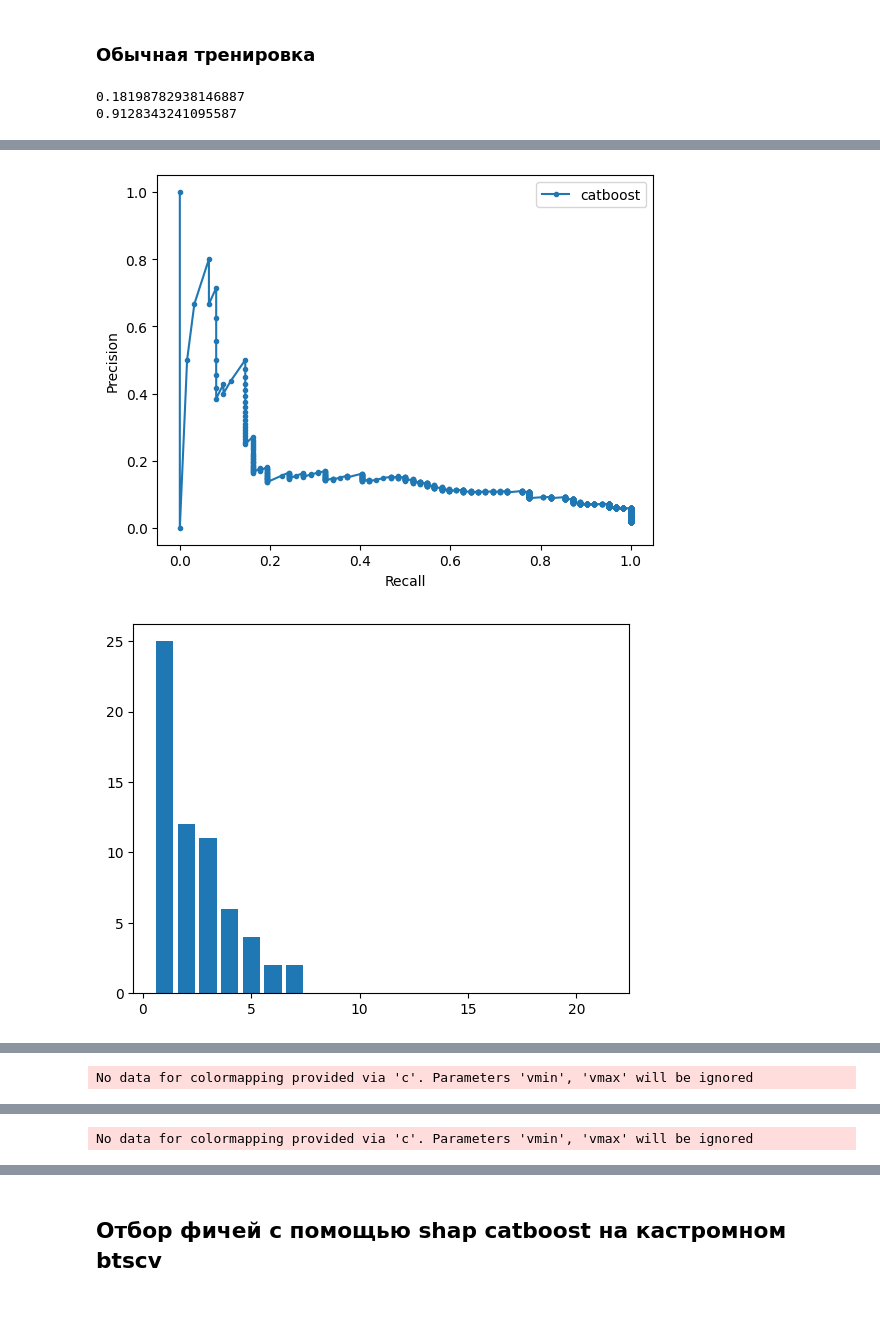
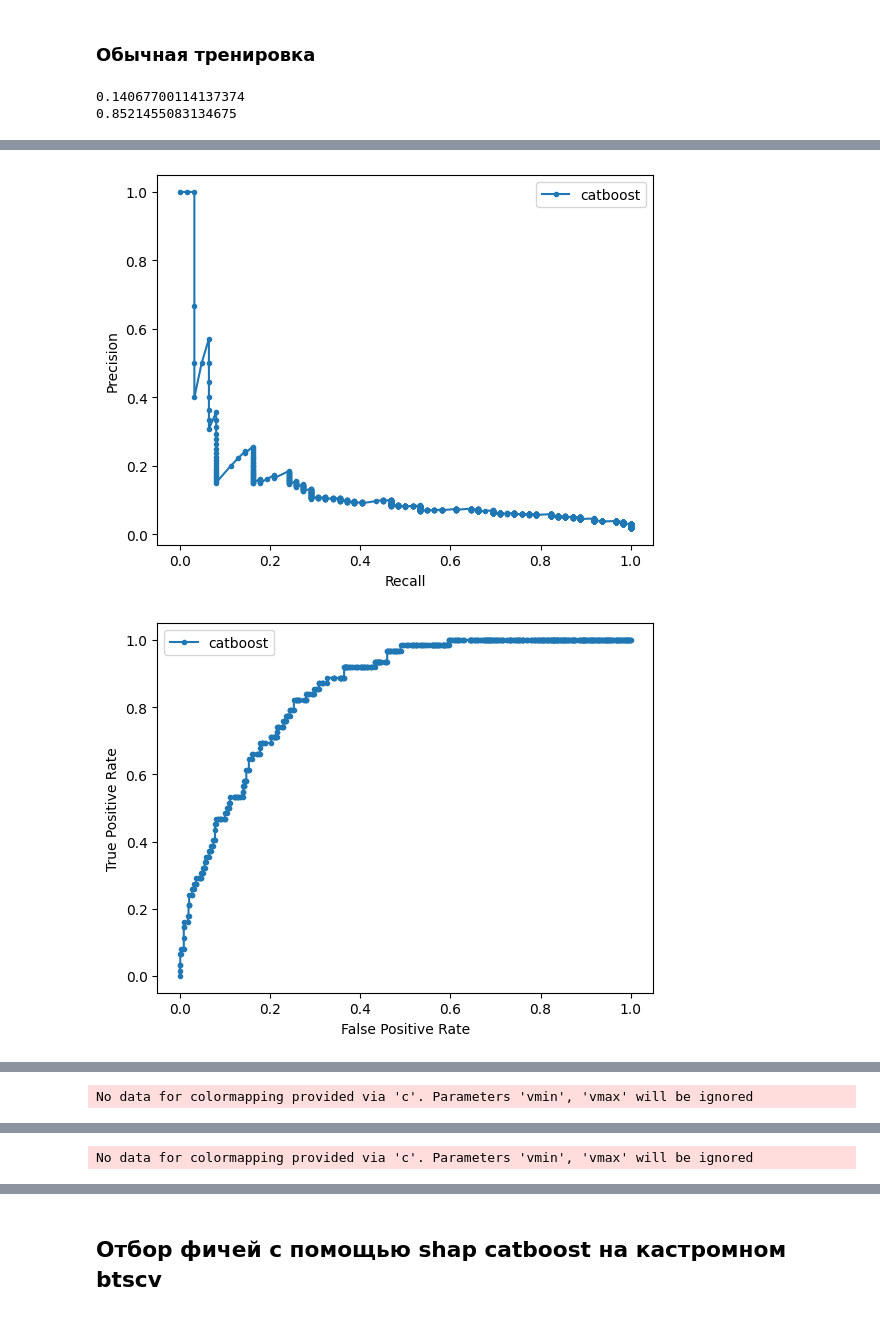
Before and after one commit to iintegration/hacks-ai-vseros-23, a Jupyter notebook: ML/CatBoost/modeling_catboost.ipynb, the cells around one changed output, grey strips where cells are left out. Cells and saved outputs as stored; diff of their text form; code cells hidden in the pictures.

```diff
--- a/ML/CatBoost/modeling_catboost.ipynb
+++ b/ML/CatBoost/modeling_catboost.ipynb
@@ -28,6 +29,14 @@ def plot_pr_curve(test_y, predictions):
     plt.plot(recall, precision, marker='.', label='catboost')
     plt.xlabel('Recall')
     plt.ylabel('Precision')
+    plt.legend()
+    plt.show()
+
+def plot_roc_curve(test_y, predictions):
+    fpr, tpr, _ = roc_curve(test_y, predictions)
+    plt.plot(fpr, tpr, marker='.', label='catboost')
+    plt.xlabel('False Positive Rate')
+    plt.ylabel('True Positive Rate')
     plt.legend()
     plt.show()
 
@@ -86,7 +95,7 @@ def plot_shap(model, df):
 def fit_catboost(pool_train, pool_val):
     model = CatBoostClassifier(
         iterations=300,
-        learning_rate=0.07,
+        learning_rate=0.05,
         eval_metric='AUC:hints=skip_train~false',
         random_seed=1
     )
@@ -97,6 +106,20 @@ def fit_catboost(pool_train, pool_val):
         verbose=False
     )
     return model
+
+def fit_catboost_select(pool_train, pool_val):
+    model = CatBoostClassifier(
+        iterations=300,
+        learning_rate=0.05,
+        random_seed=1
+    )
+
+    model.fit(
+        pool_train,
+        eval_set=pool_val,
+        verbose=False
+    )
+    return model
 # %% [markdown]
 ## Коннект к mlflow
 # %%
@@ -151,7 +174,7 @@ test_df = (
 # %% [markdown]
 ### Обычная тренировка
 # %%
-train_df = train_df.loc[train_df['report_date'].isin(['2022-11-01', '2022-10-01'])]
+#train_df = train_df.loc[train_df['report_date'].isin(['2022-11-01', '2022-10-01'])]
 
 pool_train = Pool(
     train_df.drop(['target', 'report_date'], axis=1),
@@ -182,8 +205,9 @@ print(roc_auc_score(test_df['target'], predictions))
 
 plot_fit_curves(model)
 plot_pr_curve(test_df['target'], predictions)
+plot_roc_curve(test_df['target'], predictions)
 plot_target_segment(test_df['target'], predictions)
 plot_shap(model, train_df)
 # %% [output]
-0.18198782938146887
-0.9128343241095587
+0.14067700114137374
+0.8521455083134675
@@ -191,2 +215,2 @@ plot_shap(model, train_df)
-[figure, old version]
+[figure, new version]
-[figure, old version]
+[figure, new version]
```
Also changed, not shown: parts of 22 cells of this notebook, 4 other files.
